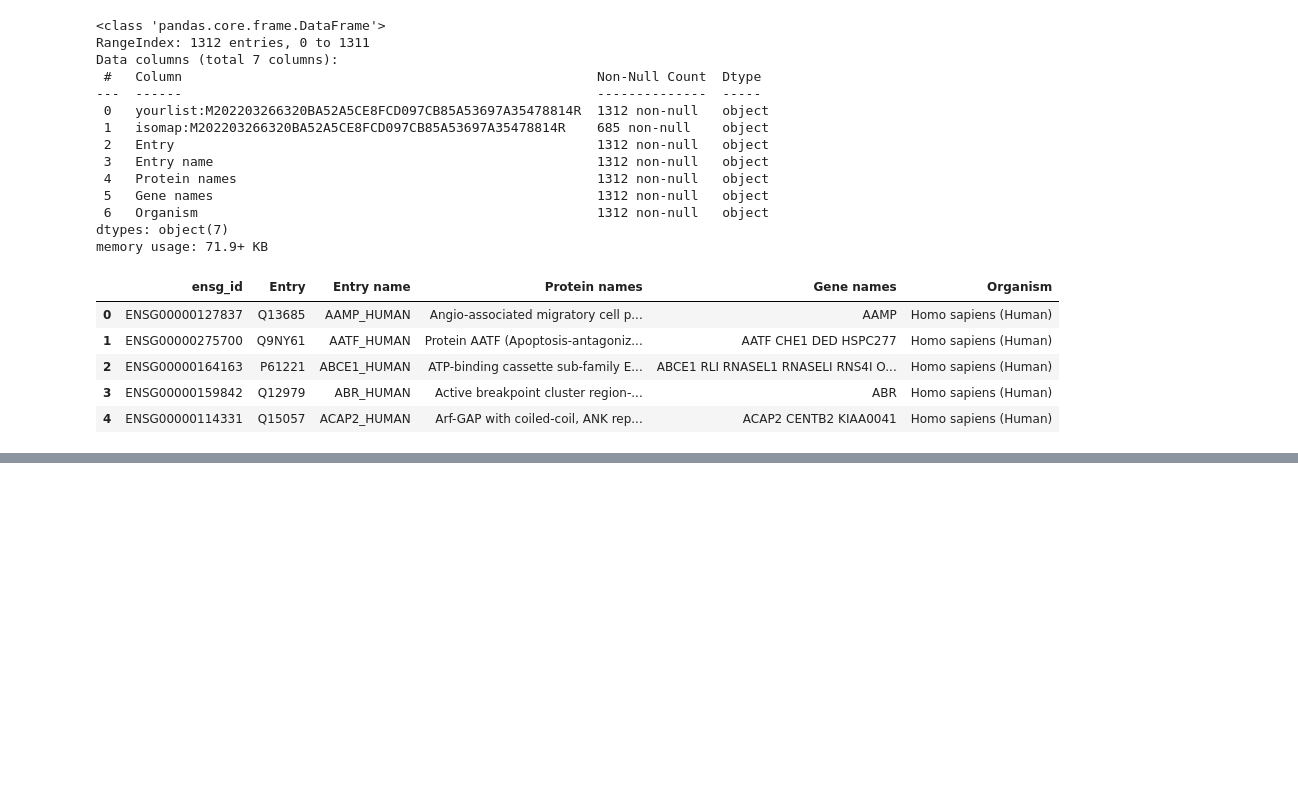
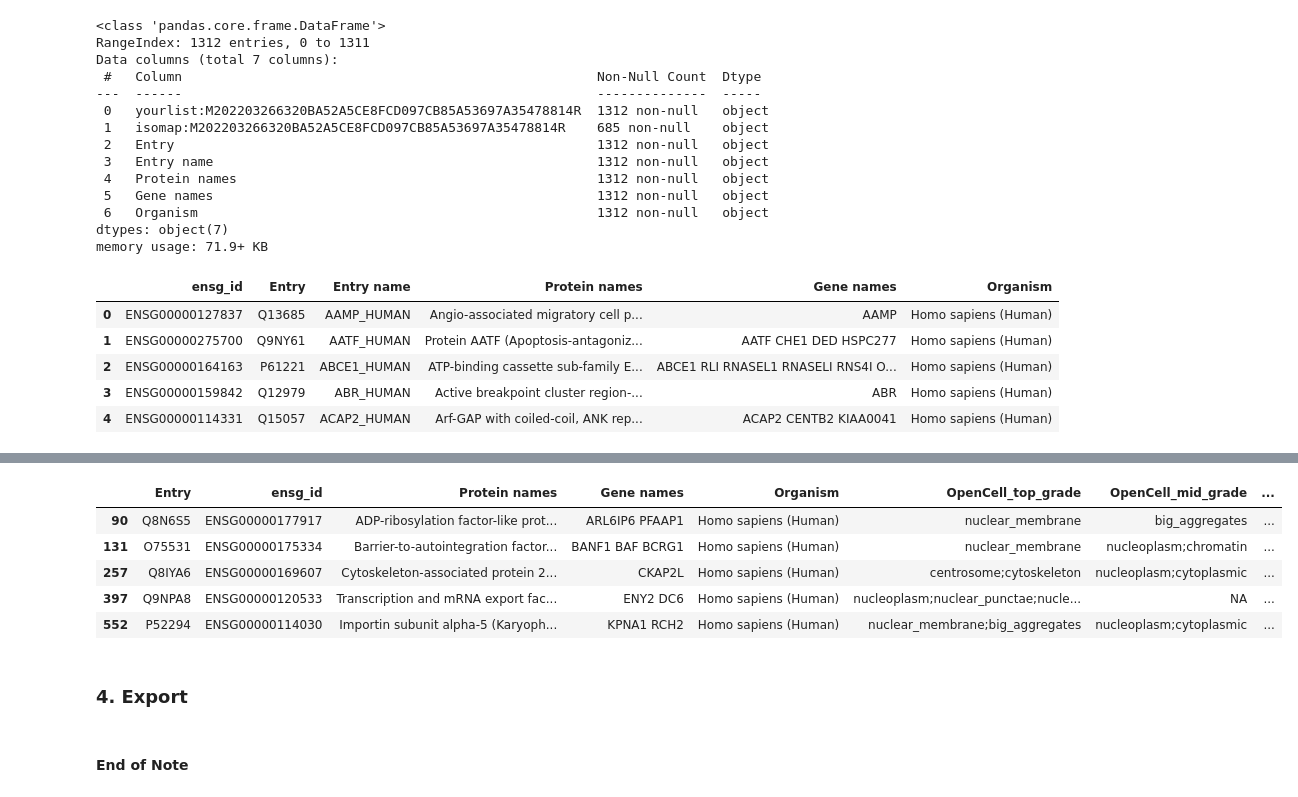
Before and after one commit to shokenlee/Nuclear_proteome, a Jupyter notebook: OpenCell.ipynb, the cells around one changed output, grey strips where cells are left out. Cells and saved outputs as stored; diff of their text form; code cells hidden in the pictures; blank space fills up the shorter version.

```diff
--- a/OpenCell.ipynb
+++ b/OpenCell.ipynb
@@ -108,0 +217,9 @@ df_id_converted.head()
+# %%
+df_merged_clean = df_merged_clean[['Entry', 'ensg_id', 'Protein names', 'Gene names',
+       'Organism', 'annotations_grade_3', 'annotations_grade_2',
+       'annotations_grade_1']]
+# %%
+df_merged_clean = df_merged_clean.fillna(value='NA')
+# %%
+df_merged_clean = df_merged_clean.rename(columns={'annotations_grade_3': 'OpenCell_top_grade', 'annotations_grade_2': 'OpenCell_mid_grade',
+                       'annotations_grade_1': 'OpenCell_low_grade'})
@@ -108,0 +246,4 @@ df_id_converted.head()
+# %%
+df_merged_clean_NE = df_merged_clean[(df_merged_clean['OpenCell_top_grade'].str.contains('nuclear_membrane'))
+                         |(df_merged_clean['OpenCell_mid_grade'].str.contains('nuclear_membrane'))
+                         |(df_merged_clean['OpenCell_low_grade'].str.contains('nuclear_membrane'))]
@@ -108,0 +268,11 @@ df_id_converted.head()
+# %%
+df_merged_clean_NE.head()
+# %% [output]
+|  | Entry | ensg_id | Protein names | Gene names | Organism | OpenCell_top_grade | OpenCell_mid_grade | ... |
+| 90 | Q8N6S5 | ENSG00000177917 | ADP-ribosylation factor-like prot... | ARL6IP6 PFAAP1 | Homo sapiens (Human) | nuclear_membrane | big_aggregates | ... |
+| 131 | O75531 | ENSG00000175334 | Barrier-to-autointegration factor... | BANF1 BAF BCRG1 | Homo sapiens (Human) | nuclear_membrane | nucleoplasm;chromatin | ... |
+| 257 | Q8IYA6 | ENSG00000169607 | Cytoskeleton-associated protein 2... | CKAP2L | Homo sapiens (Human) | centrosome;cytoskeleton | nucleoplasm;cytoplasmic | ... |
+| 397 | Q9NPA8 | ENSG00000120533 | Transcription and mRNA export fac... | ENY2 DC6 | Homo sapiens (Human) | nucleoplasm;nuclear_punctae;nucle... | NA | ... |
+| 552 | P52294 | ENSG00000114030 | Importin subunit alpha-5 (Karyoph... | KPNA1 RCH2 | Homo sapiens (Human) | nuclear_membrane;big_aggregates | nucleoplasm;cytoplasmic | ... |
+# %% [markdown]
+### 4. Export
@@ -108,0 +281,2 @@ df_id_converted.head()
+# %% [markdown]
+#### End of Note
```
Also changed, not shown: parts of 27 cells of this notebook.
